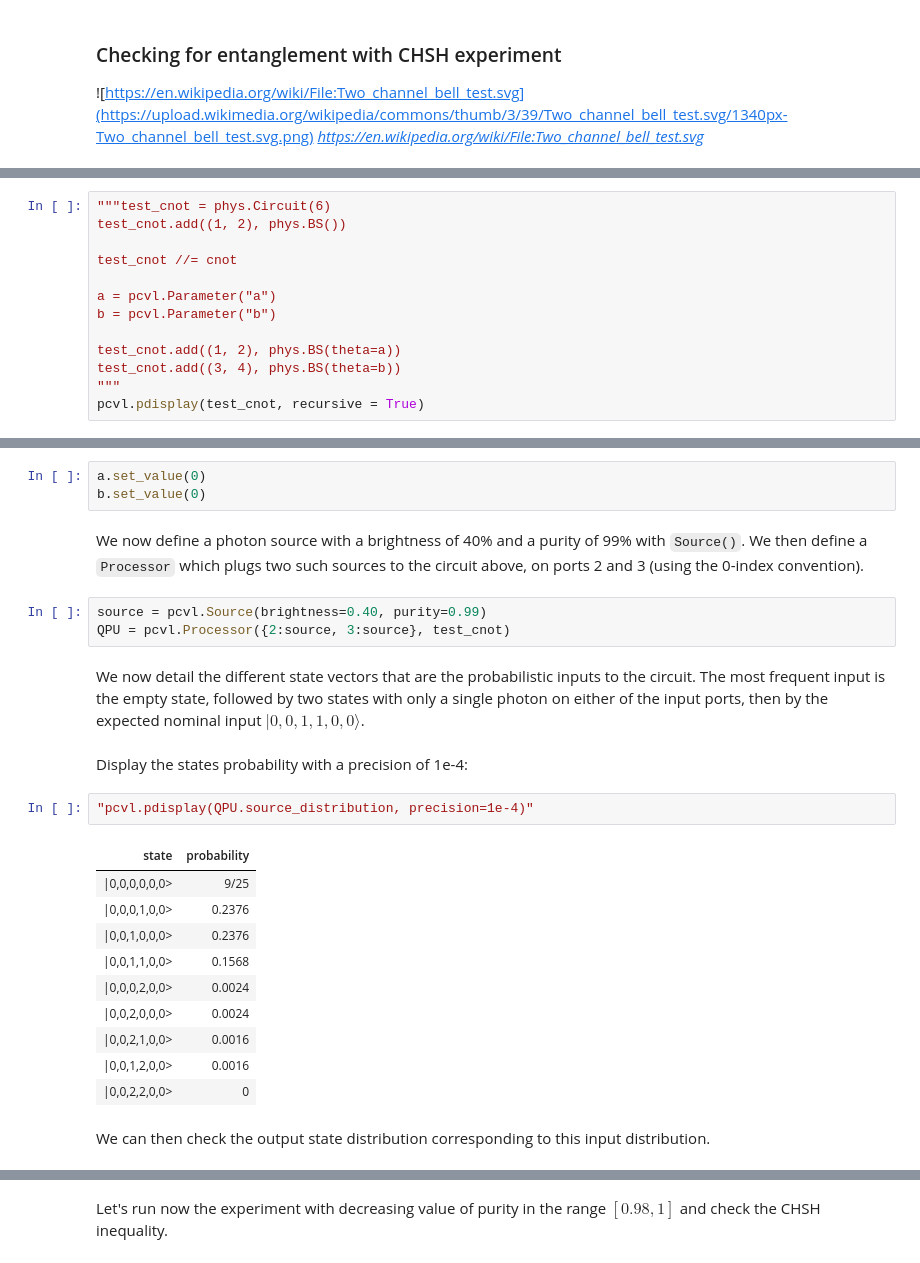
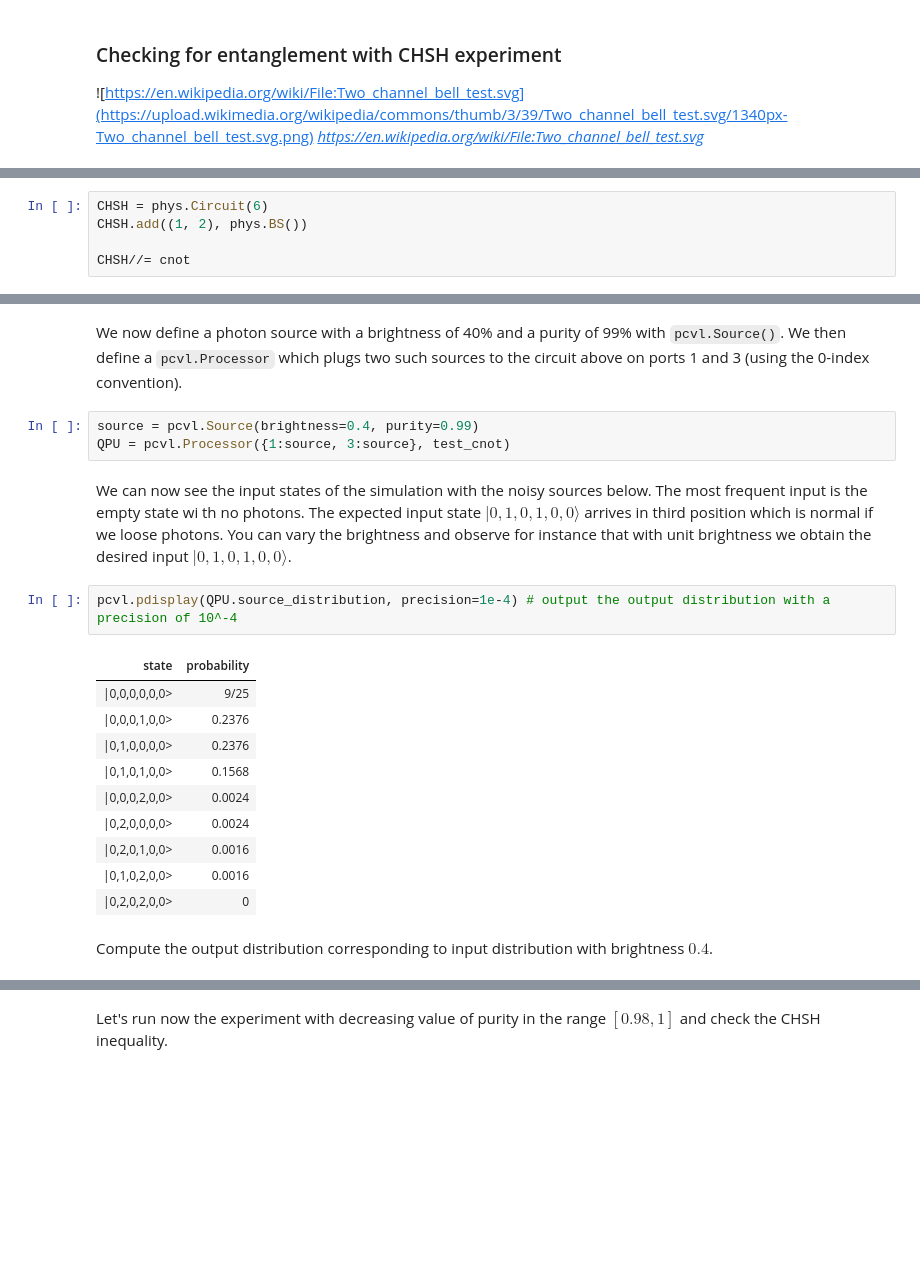
Before and after one commit to Quandela/Perceval, a Jupyter notebook: docs/eps_forum/Notebooks/CNOT.ipynb, the cells around one changed output, grey strips where cells are left out. Drawn from its saved outputs; the diff is of its cells as text; blank space fills up the shorter version.

```diff
--- a/docs/eps_forum/Notebooks/CNOT notebook EPS.ipynb
+++ b/docs/eps_forum/Notebooks/CNOT.ipynb
@@ -85,13 +74,5 @@ To reproduce this Bell test protocol, we define a new circuit which uses the $\m
 # %%
-"""test_cnot = phys.Circuit(6)
-test_cnot.add((1, 2), phys.BS())
+CHSH = phys.Circuit(6)
+CHSH.add((1, 2), phys.BS())
 
-test_cnot //= cnot
-
-a = pcvl.Parameter("a")
-b = pcvl.Parameter("b")
-
-test_cnot.add((1, 2), phys.BS(theta=a))
-test_cnot.add((3, 4), phys.BS(theta=b))
-"""
-pcvl.pdisplay(test_cnot, recursive = True)
+CHSH//= cnot
@@ -102,27 +90,22 @@ We start by setting the values of the two parameters to 0 with `set_value()`, me
-# %%
-a.set_value(0)
-b.set_value(0)
 # %% [markdown]
-We now define a photon source with a brightness of 40% and a purity of 99% with `Source()`. We then define a `Processor` which plugs two such sources to the circuit above, on ports 2 and 3 (using the 0-index convention).
+We now define a photon source with a brightness of 40% and a purity of 99% with `pcvl.Source()`. We then define a `pcvl.Processor` which plugs two such sources to the circuit above on ports 1 and 3 (using the 0-index convention).
 # %%
-source = pcvl.Source(brightness=0.40, purity=0.99)
-QPU = pcvl.Processor({2:source, 3:source}, test_cnot)
+source = pcvl.Source(brightness=0.4, purity=0.99)
+QPU = pcvl.Processor({1:source, 3:source}, test_cnot)
 # %% [markdown]
-We now detail the different state vectors that are the probabilistic inputs to the circuit. The most frequent input is the empty state, followed by two states with only a single photon on either of the input ports, then by the expected nominal input $|0,0,1,1,0,0\rangle$.
+We can now see the input states of the simulation with the noisy sources below. The most frequent input is the empty state wi th no photons. The expected input state $|0,1,0,1,0,0\rangle$ arrives in third position which is normal if we loose photons. You can vary the brightness and observe for instance that with unit brightness we obtain the desired input $|0,1,0,1,0,0\rangle$.
-# %% [markdown]
-Display the states probability with a precision of 1e-4:
 # %%
-"pcvl.pdisplay(QPU.source_distribution, precision=1e-4)"
+pcvl.pdisplay(QPU.source_distribution, precision=1e-4) # output the output distribution with a precision of 10^-4
 # %% [output]
 | state | probability |
 | |0,0,0,0,0,0> | 9/25 |
 | |0,0,0,1,0,0> | 0.2376 |
-| |0,0,1,0,0,0> | 0.2376 |
-| |0,0,1,1,0,0> | 0.1568 |
+| |0,1,0,0,0,0> | 0.2376 |
+| |0,1,0,1,0,0> | 0.1568 |
 | |0,0,0,2,0,0> | 0.0024 |
-| |0,0,2,0,0,0> | 0.0024 |
-| |0,0,2,1,0,0> | 0.0016 |
-| |0,0,1,2,0,0> | 0.0016 |
-| |0,0,2,2,0,0> | 0 |
+| |0,2,0,0,0,0> | 0.0024 |
+| |0,2,0,1,0,0> | 0.0016 |
+| |0,1,0,2,0,0> | 0.0016 |
+| |0,2,0,2,0,0> | 0 |
 # %% [markdown]
-We can then check the output state distribution corresponding to this input distribution.
+Compute the output distribution corresponding to input distribution with brightness $0.4$.
```
Also changed, not shown: parts of 26 cells of this notebook, 1 other file.
